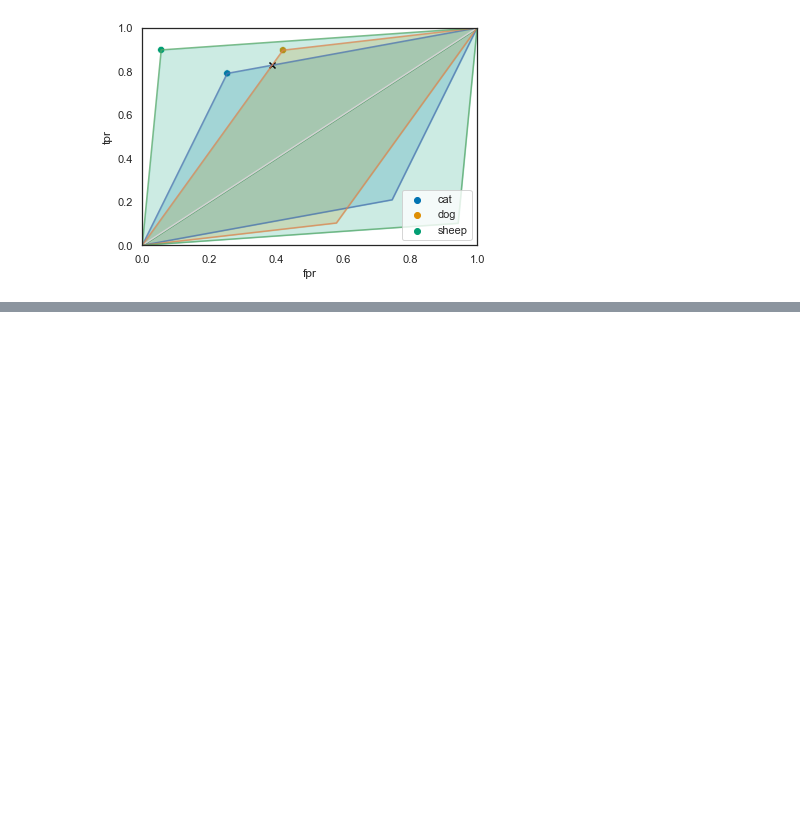
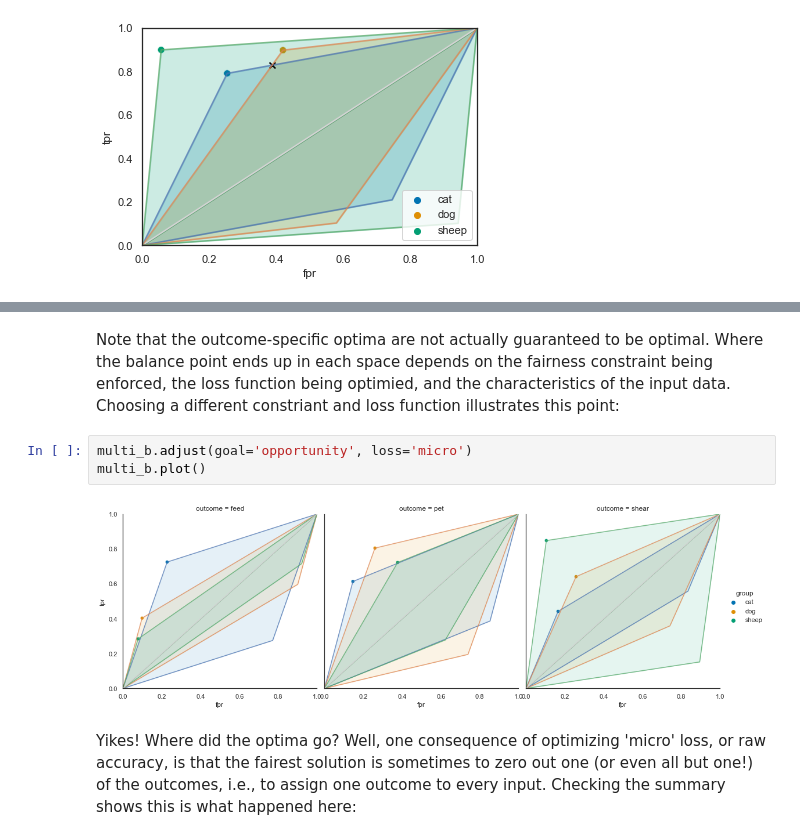
Before and after one commit to scotthlee/fairness, a Jupyter notebook: demo.ipynb, the cells around one changed output, grey strips where cells are left out. Drawn from its saved outputs; the diff is of its cells as text; blank space fills up the shorter version.

```diff
--- a/demo.ipynb
+++ b/demo.ipynb
@@ -164,0 +304,9 @@ pb_roc.plot(roc_curves=False)
+# %% [markdown]
+Note that the outcome-specific optima are not actually guaranteed to be optimal. Where the balance point ends up in each space depends on the fairness constraint being enforced, the loss function being optimied, and the characteristics of the input data. Choosing a different constriant and loss function illustrates this point:
+# %%
+multi_b.adjust(goal='opportunity', loss='micro')
+multi_b.plot()
+# %% [output]
+[figure, added]
+# %% [markdown]
+Yikes! Where did the optima go? Well, one consequence of optimizing 'micro' loss, or raw accuracy, is that the fairest solution is sometimes to zero out one (or even all but one!) of the outcomes, i.e., to assign one outcome to every input. Checking the summary shows this is what happened here:
```
Also changed, not shown: parts of 29 cells of this notebook.
